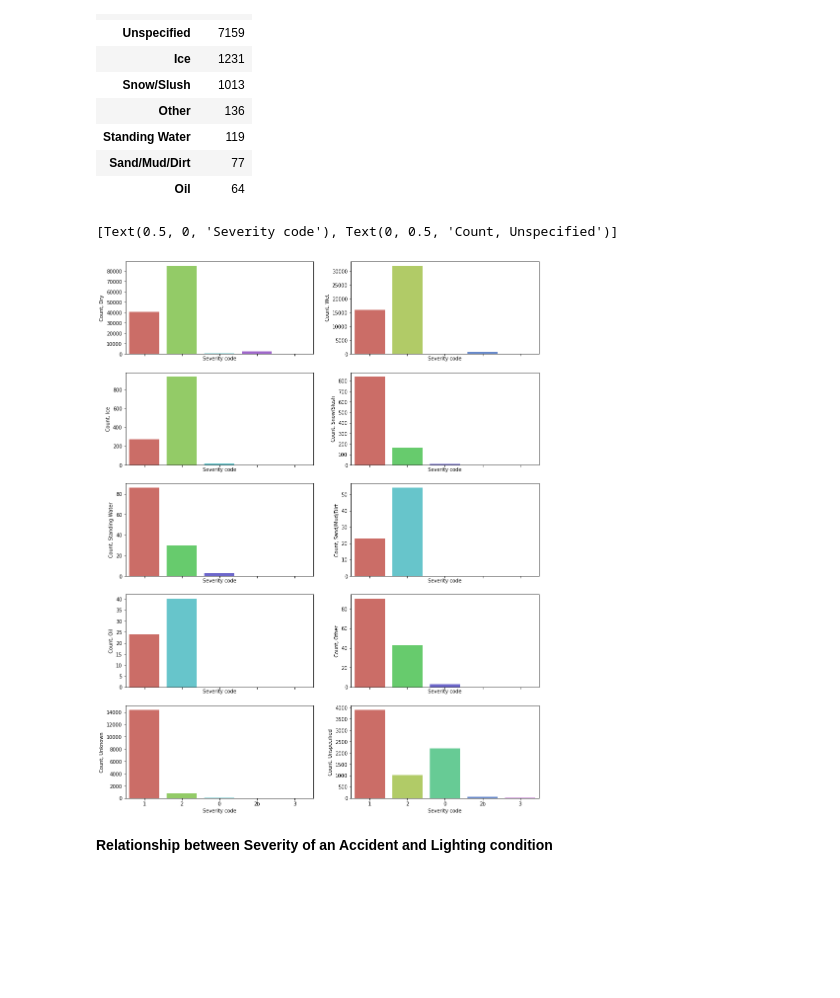
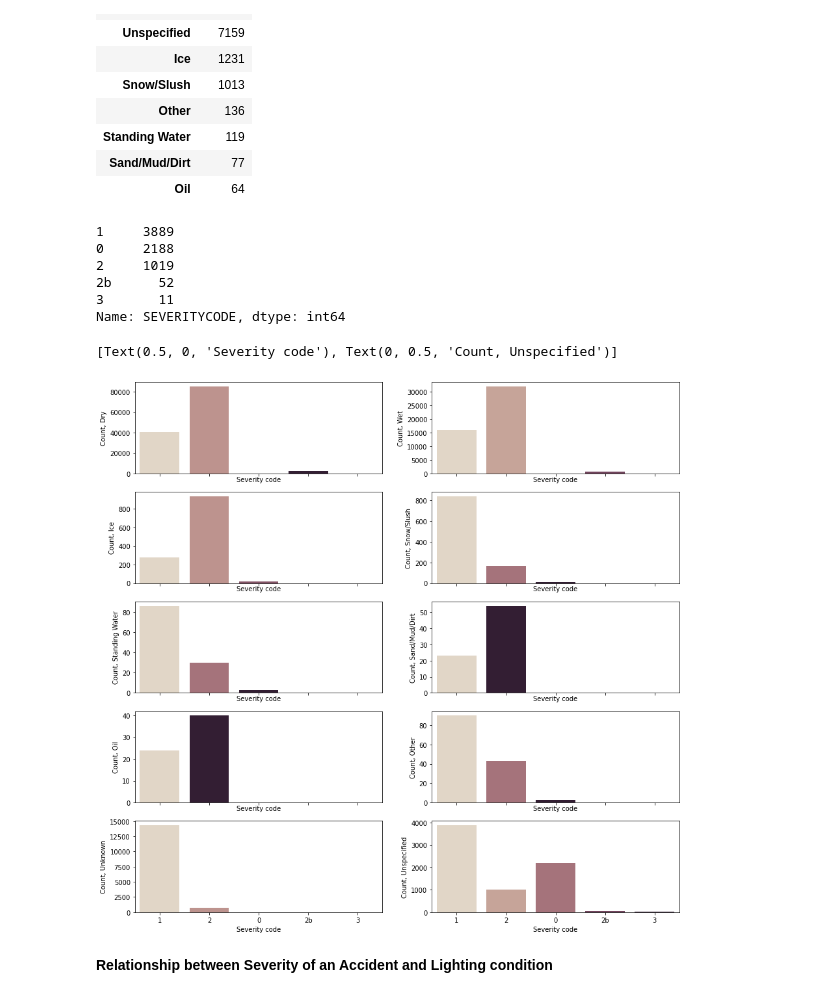
Before and after one commit to sankha14/Applied_Data_Science_Capstone, a Jupyter notebook: Car_Accident_Severity_Prediction.ipynb, the cells around one changed output. Saved outputs shown, nothing was run; the diff lists cells and outputs as text; code cells hidden in the pictures; blank space fills up the shorter version.

```diff
--- a/Car_Accident_Severity_Prediction.ipynb
+++ b/Car_Accident_Severity_Prediction.ipynb
@@ -1069,6 +1077,15 @@ df_coll_clean['ROADCOND'].value_counts().to_frame('count')
 | Standing Water | 119 |
 | Sand/Mud/Dirt | 77 |
 | Oil | 64 |
+# %%
+road10_df['SEVERITYCODE'].value_counts()
+# %% [output]
+1     3889
+0     2188
+2     1019
+2b      52
+3       11
+Name: SEVERITYCODE, dtype: int64
 # %%
 road1_df = df_coll_clean[df_coll_clean['ROADCOND']== 'Dry']
 road2_df = df_coll_clean[df_coll_clean['ROADCOND']== 'Wet']
@@ -1077,45 +1094,46 @@ road4_df = df_coll_clean[df_coll_clean['ROADCOND']== 'Snow/Slush']
 road5_df = df_coll_clean[df_coll_clean['ROADCOND']== 'Standing Water']
 road6_df = df_coll_clean[df_coll_clean['ROADCOND']== 'Sand/Mud/Dirt']
 road7_df = df_coll_clean[df_coll_clean['ROADCOND']== 'Oil']
 road8_df = df_coll_clean[df_coll_clean['ROADCOND']== 'Other']
 road9_df = df_coll_clean[df_coll_clean['ROADCOND']== 'Unknown']
 road10_df = df_coll_clean[df_coll_clean['ROADCOND']== 'Unspecified']
 
 
-fig, axes = plt.subplots(5, 2, sharex = True, figsize = (15,20))
+fig, axes = plt.subplots(5, 2, sharex = True, figsize = (15,15))
+palette = 'ch: .25'
 
-sns.countplot(ax = axes[0, 0], x = road1_df['SEVERITYCODE'], palette = 'hls', data = road1_df)
+sns.countplot(ax = axes[0, 0], x = road1_df['SEVERITYCODE'], palette = palette, data = road1_df)
 axes[0,0].set(xlabel = 'Severity code', ylabel = 'Count, Dry')
 
-sns.countplot(ax = axes[0, 1], x = road2_df['SEVERITYCODE'], palette = 'hls', data = road2_df)
+sns.countplot(ax = axes[0, 1], x = road2_df['SEVERITYCODE'], palette = palette, data = road2_df)
 axes[0,1].set(xlabel = 'Severity code', ylabel = 'Count, Wet')
 
-sns.countplot(ax = axes[1, 0], x = road3_df['SEVERITYCODE'], palette = 'hls', data = road3_df)
+sns.countplot(ax = axes[1, 0], x = road3_df['SEVERITYCODE'], palette = palette, data = road3_df)
 axes[1,0].set(xlabel = 'Severity code', ylabel = 'Count, Ice')
 
-sns.countplot(ax = axes[1, 1], x = road4_df['SEVERITYCODE'], palette = 'hls', data = road4_df)
+sns.countplot(ax = axes[1, 1], x = road4_df['SEVERITYCODE'], palette = palette, data = road4_df)
 axes[1,1].set(xlabel = 'Severity code', ylabel = 'Count, Snow/Slush')
 
-sns.countplot(ax = axes[2, 0], x = road5_df['SEVERITYCODE'], palette = 'hls', data = road5_df)
+sns.countplot(ax = axes[2, 0], x = road5_df['SEVERITYCODE'], palette = palette, data = road5_df)
 axes[2,0].set(xlabel = 'Severity code', ylabel = 'Count, Standing Water')
 
-sns.countplot(ax = axes[2, 1], x = road6_df['SEVERITYCODE'], palette = 'hls', data = road6_df)
+sns.countplot(ax = axes[2, 1], x = road6_df['SEVERITYCODE'], palette = palette, data = road6_df)
 axes[2,1].set(xlabel = 'Severity code', ylabel = 'Count, Sand/Mud/Dirt')
 
-sns.countplot(ax = axes[3, 0], x = road7_df['SEVERITYCODE'], palette = 'hls', data = road7_df)
+sns.countplot(ax = axes[3, 0], x = road7_df['SEVERITYCODE'], palette = palette, data = road7_df)
 axes[3,0].set(xlabel = 'Severity code', ylabel = 'Count, Oil')
 
-sns.countplot(ax = axes[3, 1], x = road8_df['SEVERITYCODE'], palette = 'hls', data = road8_df)
+sns.countplot(ax = axes[3, 1], x = road8_df['SEVERITYCODE'], palette = palette, data = road8_df)
 axes[3,1].set(xlabel = 'Severity code', ylabel = 'Count, Other')
 
-sns.countplot(ax = axes[4, 0], x = road9_df['SEVERITYCODE'], palette = 'hls', data = road9_df)
+sns.countplot(ax = axes[4, 0], x = road9_df['SEVERITYCODE'], palette = palette, data = road9_df)
 axes[4,0].set(xlabel = 'Severity code', ylabel = 'Count, Unknown')
 
-sns.countplot(ax = axes[4, 1], x = road10_df['SEVERITYCODE'], palette = 'hls', data = road10_df)
+sns.countplot(ax = axes[4, 1], x = road10_df['SEVERITYCODE'], palette = palette, data = road10_df)
 axes[4,1].set(xlabel = 'Severity code', ylabel = 'Count, Unspecified')
 # %% [output]
 [Text(0.5, 0, 'Severity code'), Text(0, 0.5, 'Count, Unspecified')]
-[figure, old version]
+[figure, new version]
 # %% [markdown]
 **Relationship between Severity of an Accident and Lighting condition**
 # %%
```
Also changed, not shown: parts of 7 cells of this notebook, 2 other files.
